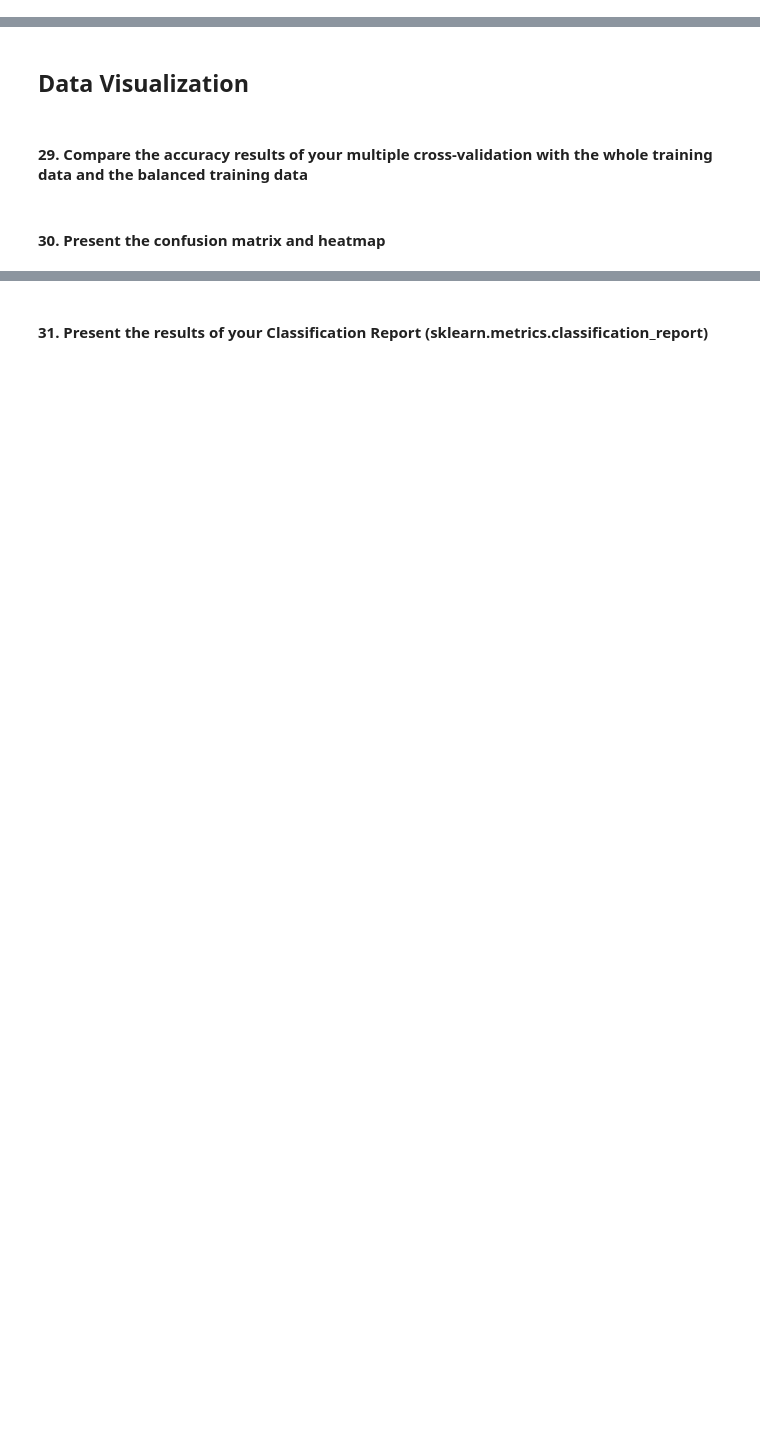
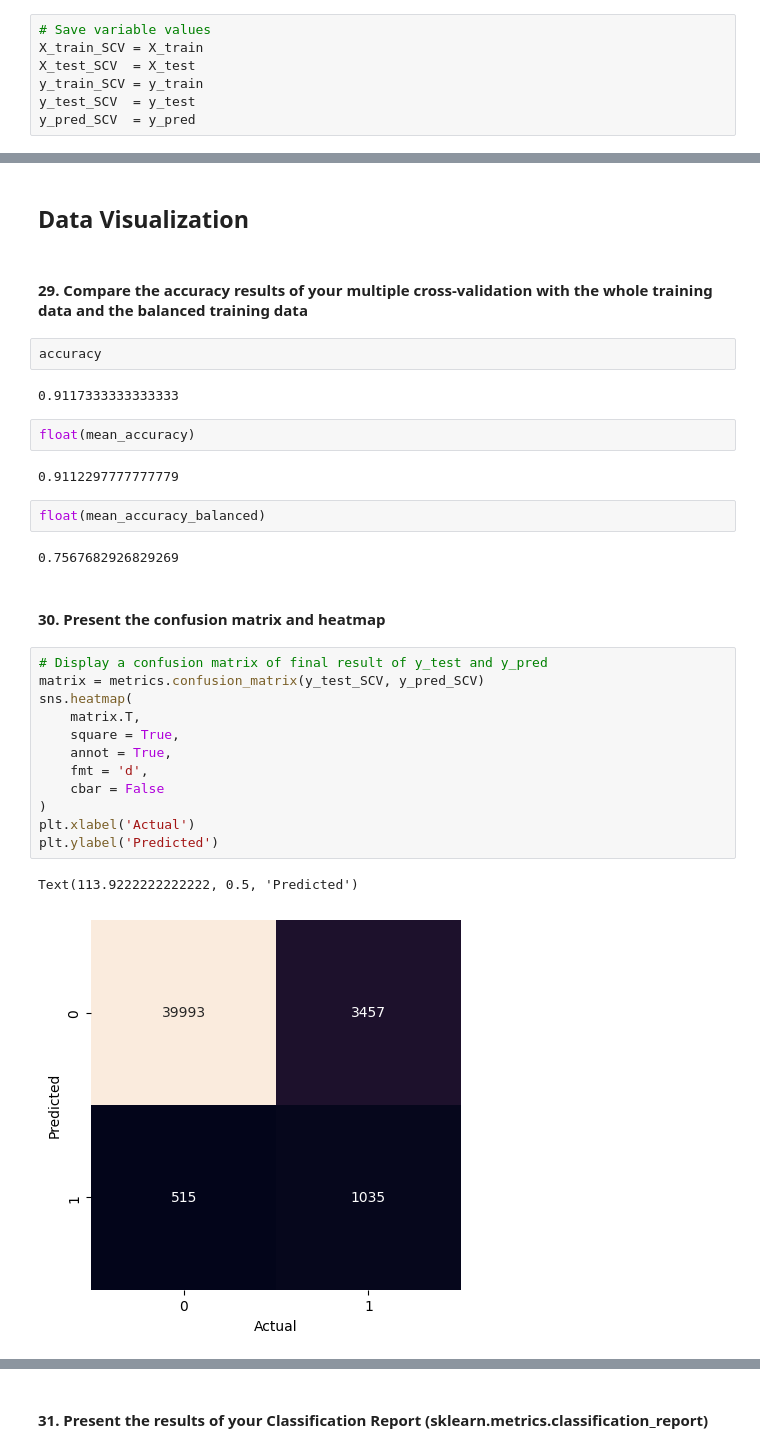
Before and after one commit to cnmi-ds-22/tanickell___Data-Science-Portfolio-C22, a Jupyter notebook: Modules/Module_1_Intro_to_DS_and_Naive_Bayes/Projects/Instructions/Project.1-Transactions/Project.1-Pass-06.ipynb, the cells around one changed output, grey strips where cells are left out. Drawn from its saved outputs; the diff is of its cells as text; blank space fills up the shorter version.

```diff
--- a/Modules/Module_1_Intro_to_DS_and_Naive_Bayes/Projects/Instructions/Project.1-Transactions/Project.1-Pass-06.ipynb
+++ b/Modules/Module_1_Intro_to_DS_and_Naive_Bayes/Projects/Instructions/Project.1-Transactions/Project.1-Pass-06.ipynb
@@ -679,3 +679,10 @@ df_report
+# %%
+# Save variable values
+X_train_SCV = X_train
+X_test_SCV  = X_test
+y_train_SCV = y_train
+y_test_SCV  = y_test
+y_pred_SCV  = y_pred
 # %% [markdown]
 
 
@@ -789,5 +1047,32 @@ The training data is very skewed towards non-successful transactions (about 90%
 ## Data Visualization
 # %% [markdown]
 #### 29. Compare the accuracy results of your multiple cross-validation with the whole training data and the balanced training data
+# %%
+accuracy
+# %% [output]
+0.9117333333333333
+# %%
+float(mean_accuracy)
+# %% [output]
+0.9112297777777779
+# %%
+float(mean_accuracy_balanced)
+# %% [output]
+0.7567682926829269
 # %% [markdown]
 #### 30. Present the confusion matrix and heatmap
+# %%
+# Display a confusion matrix of final result of y_test and y_pred
+matrix = metrics.confusion_matrix(y_test_SCV, y_pred_SCV)
+sns.heatmap(
+    matrix.T,
+    square = True,
+    annot = True,
+    fmt = 'd',
+    cbar = False
+)
+plt.xlabel('Actual')
+plt.ylabel('Predicted')
+# %% [output]
+Text(113.9222222222222, 0.5, 'Predicted')
+[figure, added]
```
Also changed, not shown: parts of 38 cells of this notebook.
